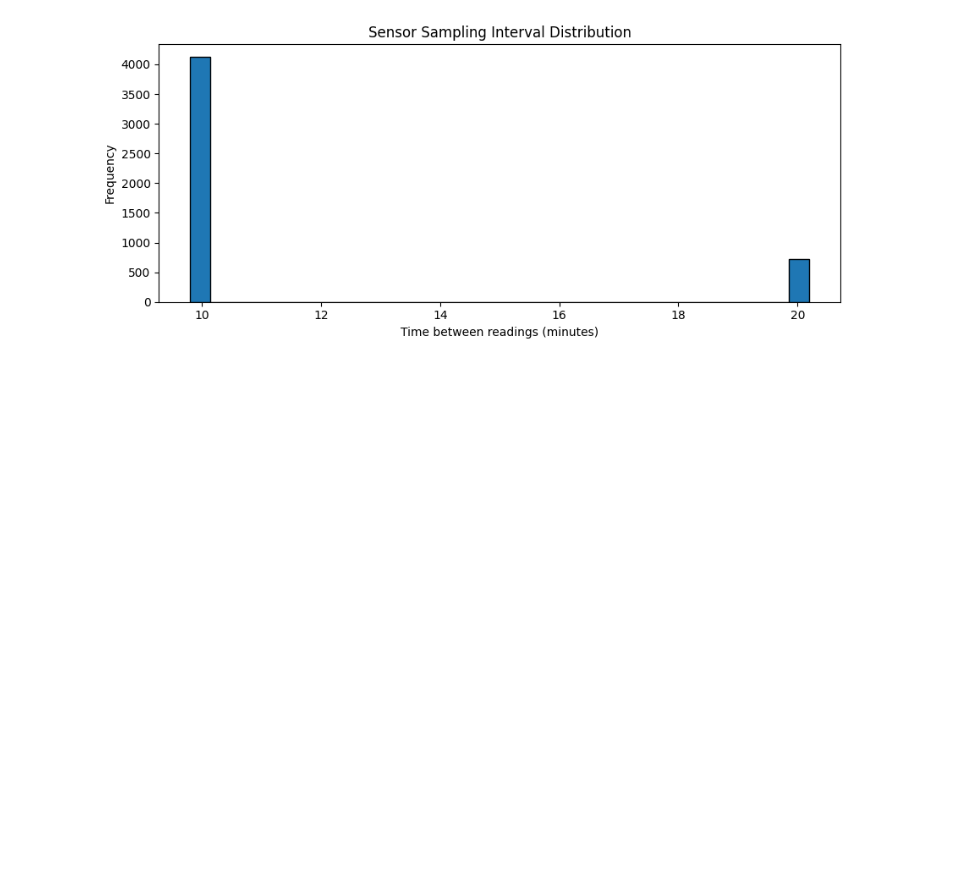
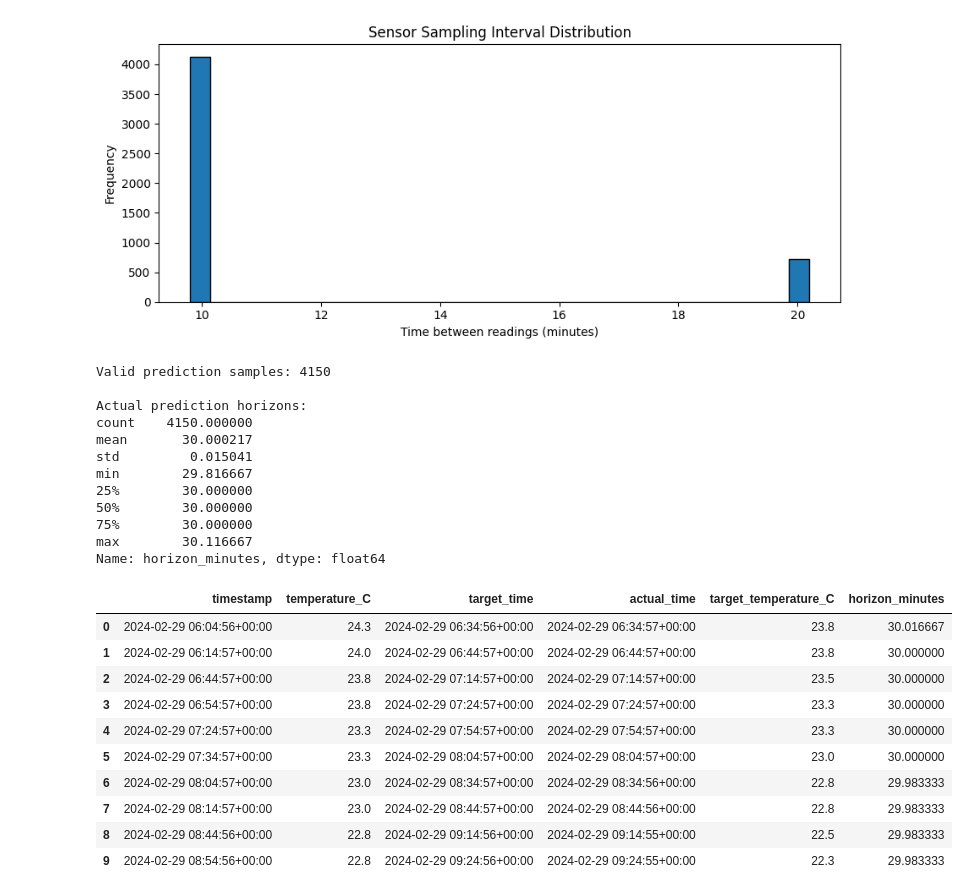
Before and after one commit to carolyndevadoss/MMA3001-Project, a Jupyter notebook: examples/MMA3001_Temperature_Prediction.ipynb, the cells around one changed output. Drawn from its saved outputs; the diff is of its cells as text; code cells hidden in the pictures; blank space fills up the shorter version.

```diff
--- a/examples/MMA3001_Temperature_Prediction.ipynb
+++ b/examples/MMA3001_Temperature_Prediction.ipynb
@@ -269,3 +269,71 @@ Other intervals: 0
 
 Duplicate timestamps: 0
 [figure]
+# %%
+# Start with our cleaned, selected sensor data
+model_df = sensor_df[
+    ["timestamp", "temperature_C"]
+].copy().sort_values("timestamp")
+
+# Create the target timestamps
+model_df["target_time"] = (
+    model_df["timestamp"] + pd.Timedelta(minutes=30)
+)
+
+# Prepare actual future temperature measurements
+future_df = model_df[
+    ["timestamp", "temperature_C"]
+].rename(columns={
+    "timestamp": "actual_time",
+    "temperature_C": "target_temperature_C"
+})
+
+# Match each target time to the nearest actual reading
+model_df = pd.merge_asof(
+    model_df.sort_values("target_time"),
+    future_df.sort_values("actual_time"),
+    left_on="target_time",
+    right_on="actual_time",
+    direction="nearest",
+    tolerance=pd.Timedelta(minutes=2)
+)
+
+# Keep only observations with a valid future target
+model_df = model_df.dropna(
+    subset=["target_temperature_C"]
+).sort_values("timestamp").reset_index(drop=True)
+
+# Verify the actual prediction horizon
+model_df["horizon_minutes"] = (
+    model_df["actual_time"] - model_df["timestamp"]
+).dt.total_seconds() / 60
+
+print("Valid prediction samples:", len(model_df))
+print("\nActual prediction horizons:")
+print(model_df["horizon_minutes"].describe())
+
+display(model_df.head(10))
+# %% [output]
+Valid prediction samples: 4150
+
+Actual prediction horizons:
+count    4150.000000
+mean       30.000217
+std         0.015041
+min        29.816667
+25%        30.000000
+50%        30.000000
+75%        30.000000
+max        30.116667
+Name: horizon_minutes, dtype: float64
+|  | timestamp | temperature_C | target_time | actual_time | target_temperature_C | horizon_minutes |
+| 0 | 2024-02-29 06:04:56+00:00 | 24.3 | 2024-02-29 06:34:56+00:00 | 2024-02-29 06:34:57+00:00 | 23.8 | 30.016667 |
+| 1 | 2024-02-29 06:14:57+00:00 | 24.0 | 2024-02-29 06:44:57+00:00 | 2024-02-29 06:44:57+00:00 | 23.8 | 30.000000 |
+| 2 | 2024-02-29 06:44:57+00:00 | 23.8 | 2024-02-29 07:14:57+00:00 | 2024-02-29 07:14:57+00:00 | 23.5 | 30.000000 |
+| 3 | 2024-02-29 06:54:57+00:00 | 23.8 | 2024-02-29 07:24:57+00:00 | 2024-02-29 07:24:57+00:00 | 23.3 | 30.000000 |
+| 4 | 2024-02-29 07:24:57+00:00 | 23.3 | 2024-02-29 07:54:57+00:00 | 2024-02-29 07:54:57+00:00 | 23.3 | 30.000000 |
+| 5 | 2024-02-29 07:34:57+00:00 | 23.3 | 2024-02-29 08:04:57+00:00 | 2024-02-29 08:04:57+00:00 | 23.0 | 30.000000 |
+| 6 | 2024-02-29 08:04:57+00:00 | 23.0 | 2024-02-29 08:34:57+00:00 | 2024-02-29 08:34:56+00:00 | 22.8 | 29.983333 |
+| 7 | 2024-02-29 08:14:57+00:00 | 23.0 | 2024-02-29 08:44:57+00:00 | 2024-02-29 08:44:56+00:00 | 22.8 | 29.983333 |
+| 8 | 2024-02-29 08:44:56+00:00 | 22.8 | 2024-02-29 09:14:56+00:00 | 2024-02-29 09:14:55+00:00 | 22.5 | 29.983333 |
+| 9 | 2024-02-29 08:54:56+00:00 | 22.8 | 2024-02-29 09:24:56+00:00 | 2024-02-29 09:24:55+00:00 | 22.3 | 29.983333 |
```
Also changed, not shown: parts of 3 cells of this notebook.
